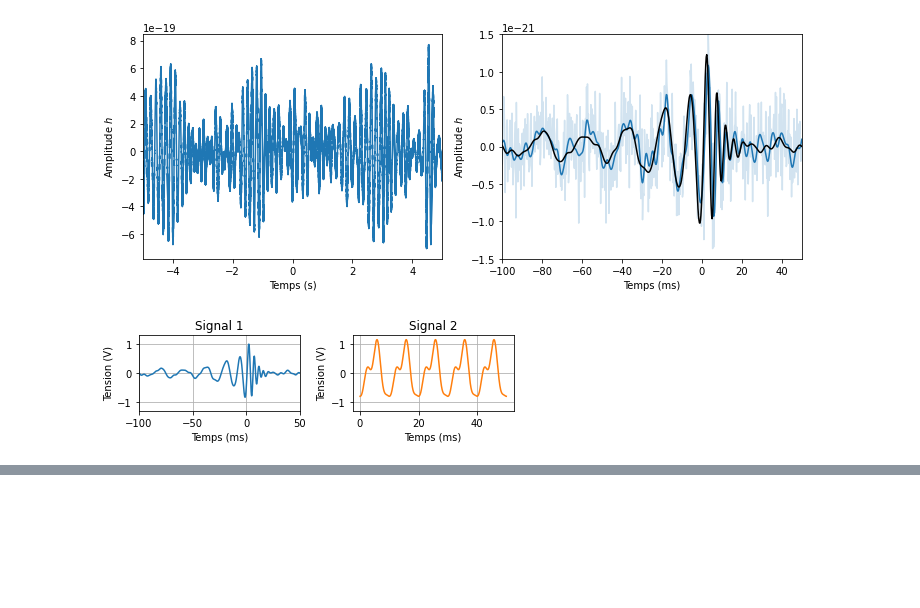
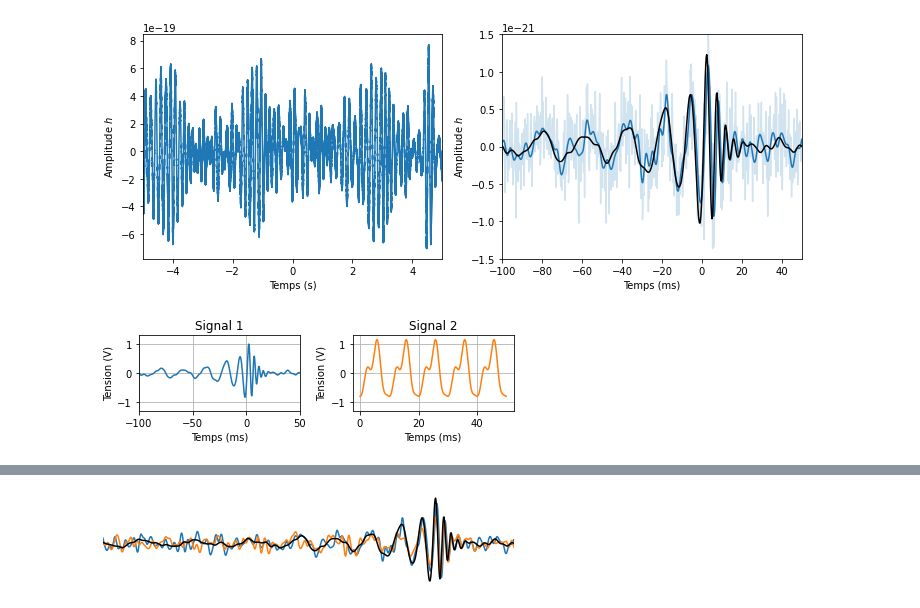
Before and after one commit to remimetzdorff/agregation, a Jupyter notebook: MEPD/DATA_analysis_LIGO.ipynb, the cells around one changed output, grey strips where cells are left out. Cells and saved outputs as stored; diff of their text form; code cells hidden in the pictures; blank space fills up the shorter version.

```diff
--- a/MEPD/DATA_analysis_LIGO.ipynb
+++ b/MEPD/DATA_analysis_LIGO.ipynb
@@ -437,0 +456,16 @@ mysavefig("periodic_signal_ds.png")
+# %%
+plt.figure(figsize=(6,1.5))
+sps = (1,1)
+ax1 = plt.subplot2grid(sps, (0,0))
+
+ax1.plot((time-tevent)*1e3,strain_H1_whitenbp*scale,'C0',label='H1 strain')
+ax1.plot((time-tevent)*1e3,strain_L1_shift*scale,'C1',label='L1 strain')
+ax1.plot((NRtime+0.002)*1e3,NR_H1_whitenbp*scale,'k',label='matched NR waveform')
+ax1.set_xlim([-200,50])
+ax1.set_ylim([-1.1e-21,1.25e-21])
+
+plt.axis('off')
+
+mysavefig("gw150914_mp2i_chap10.pdf")
+# %% [output]
+[figure, added]
```
Also changed, not shown: parts of 2 cells of this notebook, 20 other files.
